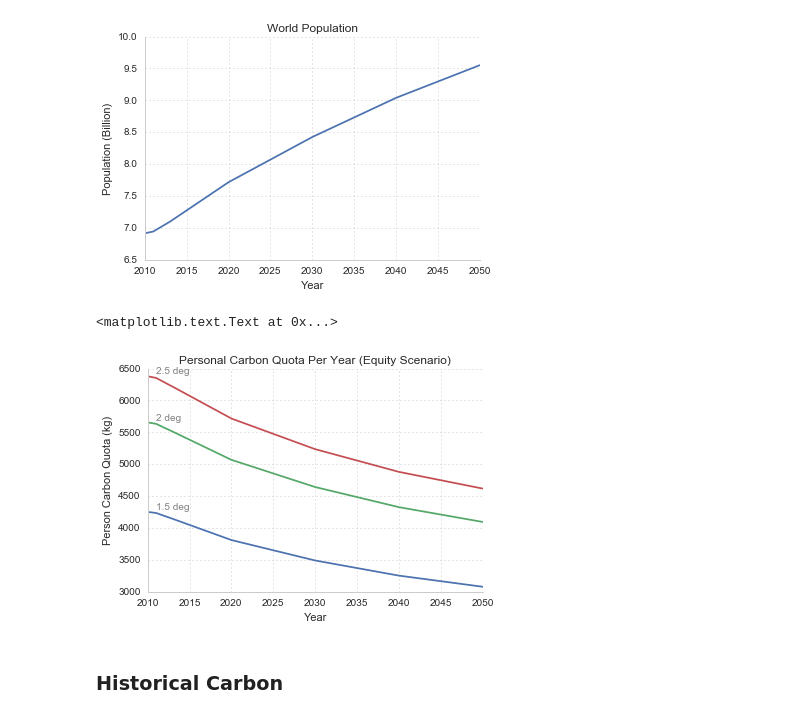
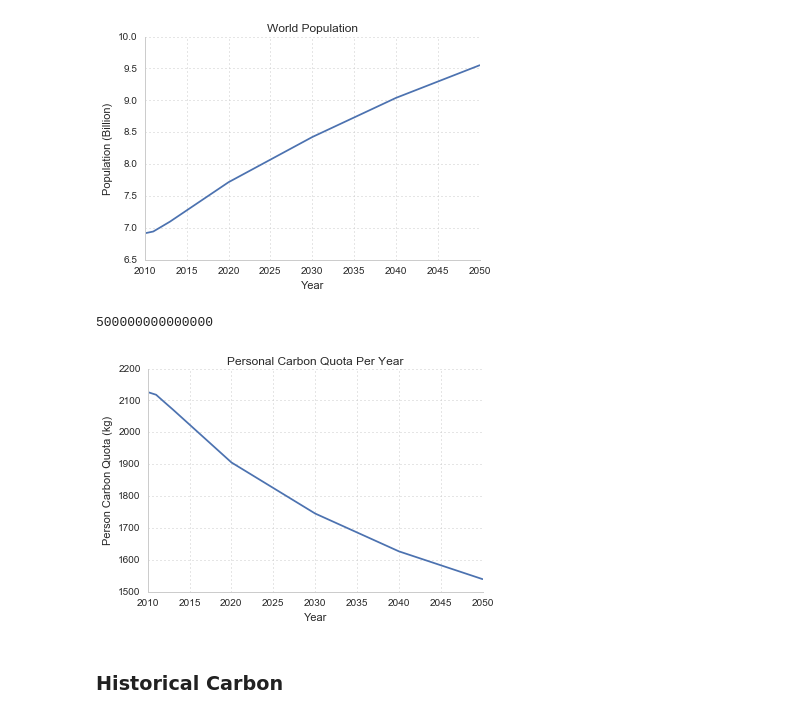
Before and after one commit to pdarche/carbon, a Jupyter notebook: notebooks/Carbon Footprint - EDA.ipynb, the cells around one changed output. Drawn from its saved outputs; the diff is of its cells as text; code cells hidden in the pictures.

```diff
--- a/notebooks/Carbon Footprint - EDA.ipynb
+++ b/notebooks/Carbon Footprint - EDA.ipynb
@@ -432,33 +432,36 @@ plt.xlabel('Year')
 pylab.savefig('../images/world_pop.png')
 # %% [output]
 [figure]
+# %%
+EMISSIONS_TO_DATE * 1000
+# %% [output]
+500000000000000
 # %%
 ax = plt.axes()
 sns.despine()
 modify_gridlines(ax)
 
-onefive = ((ONEFIVE_DEG_CARBON_BUDGET_KG / 34) / vals)
-two = (TWO_DEG_CARBON_BUDGET_KG / 34 / vals)
-twofive = (TWOFIVE_DEG_CARBON_BUDGET_KG / 34 / vals)
+onefive = ((EMISSIONS_TO_DATE * 1000 / 34) / vals.astype(int))
+# two = (TWO_DEG_CARBON_BUDGET_KG - EMISSIONS_TO_DATE / 34 / vals)
+# twofive = (TWOFIVE_DEG_CARBON_BUDGET_KG - EMISSIONS_TO_DATE / 34 / vals)
 
 onefive.plot()
-two.plot()
-twofive.plot()
+# two.plot()
+# twofive.plot()
 
 # titles & axes
-plt.title('Personal Carbon Quota Per Year (Equity Scenario)')
+plt.title('Personal Carbon Quota Per Year')
 plt.ylabel('Person Carbon Quota (kg)')
 plt.xlabel('Year')
 
 # label the pathways
-ax.text(2011, onefive[2010] + 40, '1.5 deg', fontsize=10, color='gray')
-ax.text(2011, two[2010] + 40, '2 deg', fontsize=10, color='gray')
-ax.text(2011, twofive[2010] + 40, '2.5 deg', fontsize=10, color='gray')
+# ax.text(2011, onefive[2010] + 40, '1.5 deg', fontsize=10, color='gray')
+# ax.text(2011, two[2010] + 40, '2 deg', fontsize=10, color='gray')
+# ax.text(2011, twofive[2010] + 40, '2.5 deg', fontsize=10, color='gray')
 
-# pylab.savefig('../images/personal_carbon_quota.png')
+pylab.savefig('../images/personal_carbon_quota.png')
 # %% [output]
-<matplotlib.text.Text at 0x...>
-[figure, old version]
+[figure, new version]
 # %% [markdown]
 ### Historical Carbon
 # %%
```
Also changed, not shown: parts of 5 cells of this notebook, 2 other files.
